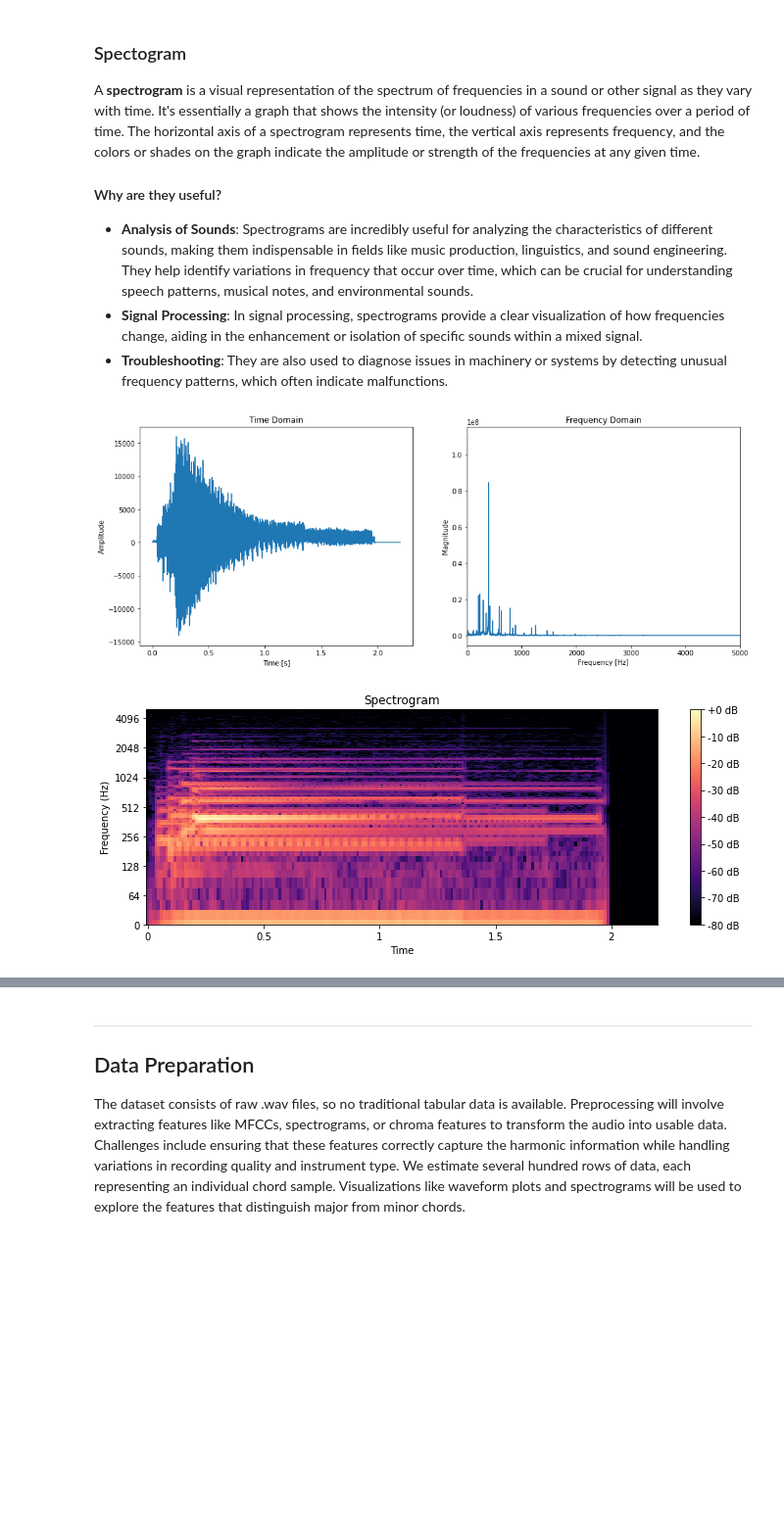
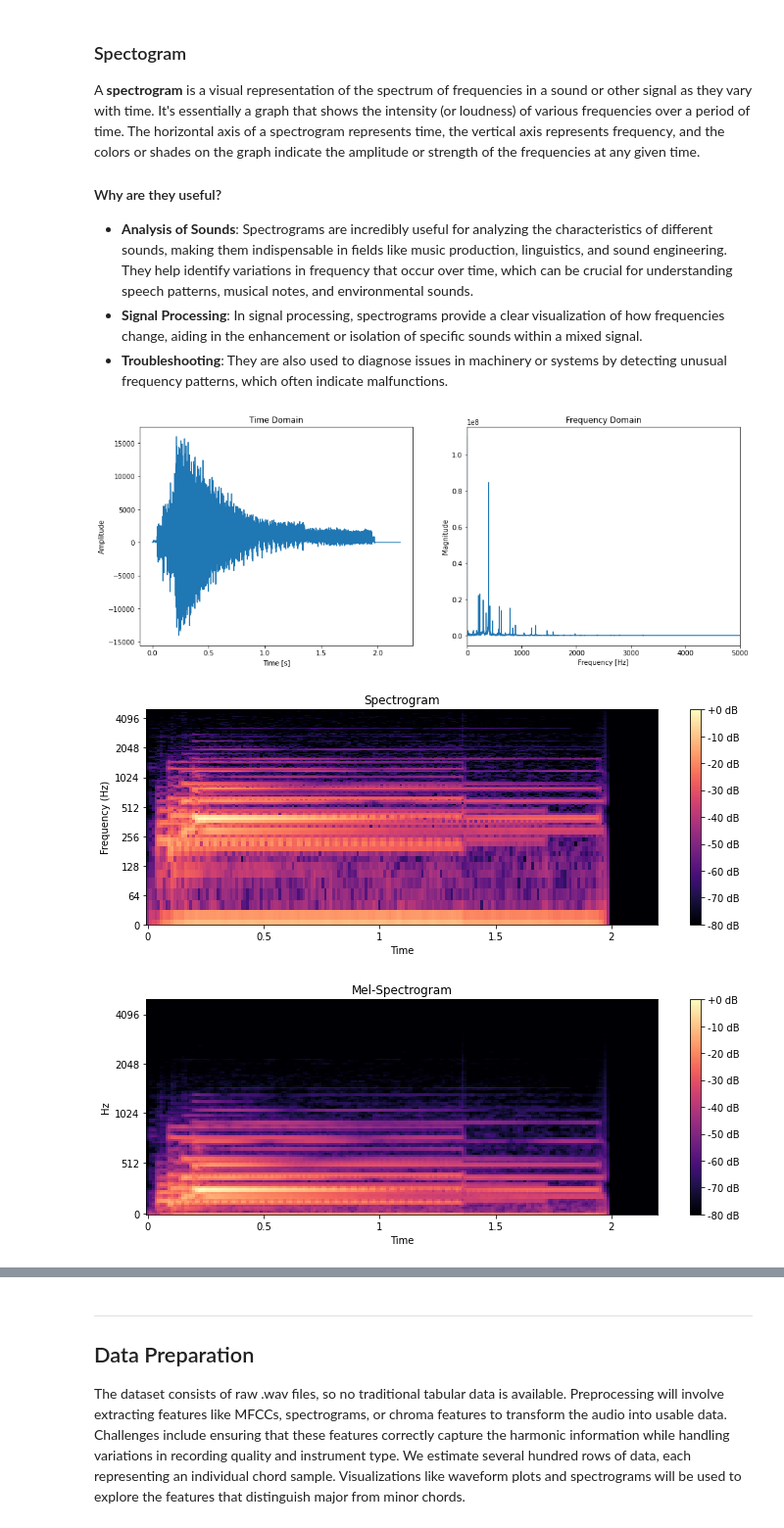
Before and after one commit to woodenikki/chord-classification, a Jupyter notebook: workbook.ipynb, the cells around one changed output, grey strips where cells are left out. Shown at 98% size. Cells and saved outputs as stored; diff of their text form; code cells hidden in the pictures; blank space fills up the shorter version.

```diff
--- a/workbook.ipynb
+++ b/workbook.ipynb
@@ -236,17 +238,36 @@ class AudioAnalyzer:
         plt.ylabel('Frequency (Hz)')
         plt.tight_layout()
         plt.show()
+
+    def plot_mel_spectrogram(self, file_id, n_mels=128, max_freq=None):
+        row = self.df.iloc[file_id]
+        filename = row['path']
+        signal, sr = librosa.load(filename, sr=None)
+
+        # Generate Mel-spectrogram
+        mel_spectrogram = librosa.feature.melspectrogram(y=signal, sr=sr, n_mels=n_mels)
+        log_mel_spectrogram = librosa.power_to_db(mel_spectrogram, ref=np.max)
+
+        # Plotting the Mel-spectrogram
+        plt.figure(figsize=(10, 4))
+        librosa.display.specshow(log_mel_spectrogram, sr=sr, x_axis='time', y_axis='mel', fmax=max_freq)
+        plt.colorbar(format='%+2.0f dB')
+        plt.title('Mel-Spectrogram')
+        plt.tight_layout()
+        plt.show()
 # %%
 analyzer = AudioAnalyzer(file_data)
 file_id = 440 #up to 858
 
 # Play the audio
 audio_player = analyzer.play_audio(file_id)
 audio_player
 
 # Plot the audio
 analyzer.plot_audio(file_id, max_freq=5000)
 analyzer.plot_spectrogram(file_id, max_freq=5000)
+analyzer.plot_mel_spectrogram(file_id, max_freq=5000)
 # %% [output]
 [figure]
 [figure]
+[figure, added]
```
Also changed, not shown: parts of 20 cells of this notebook.
